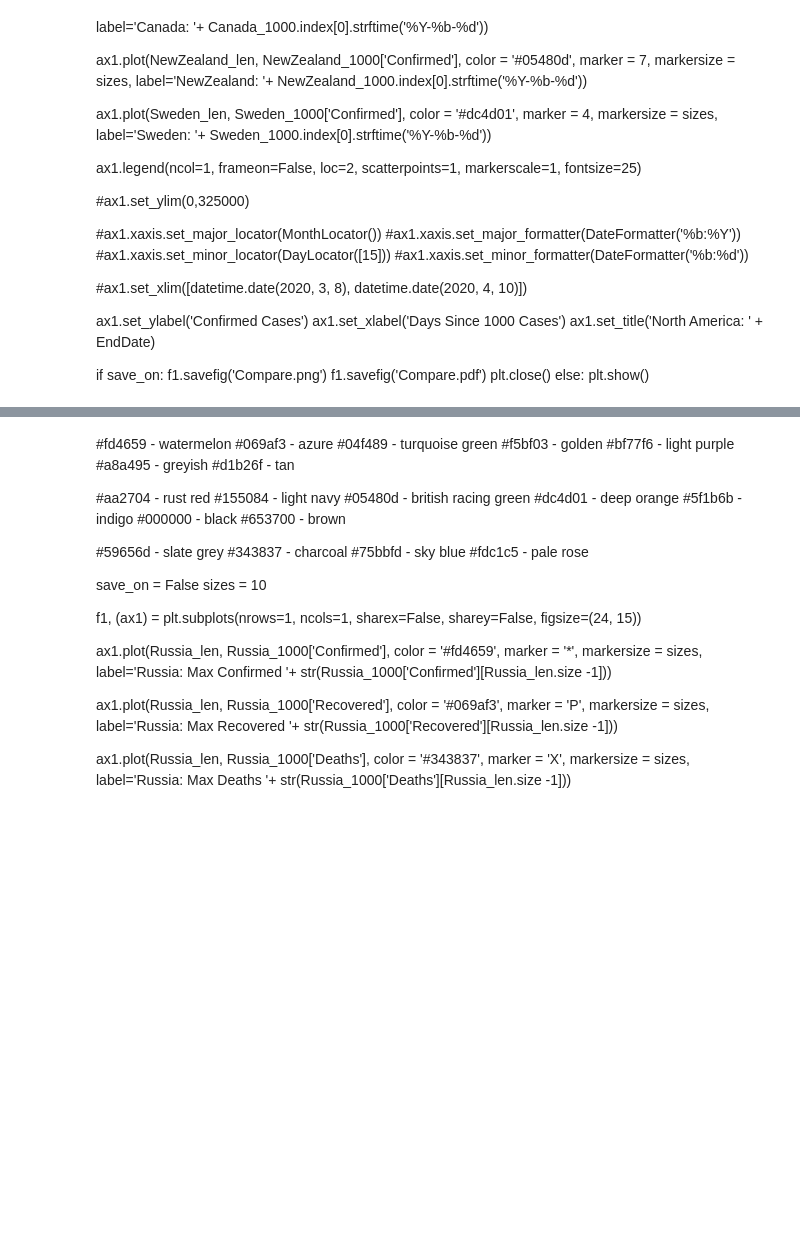
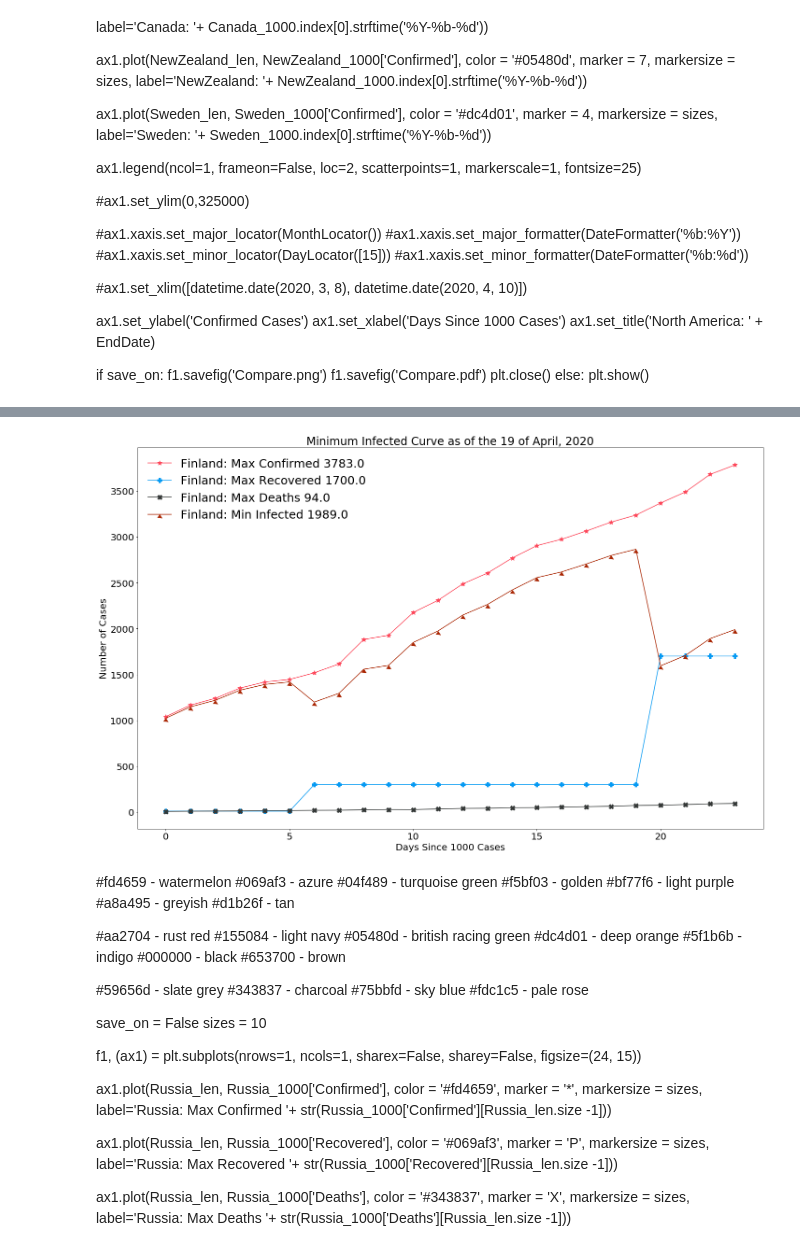
Before and after one commit to Aestria/CovidData, a Jupyter notebook: COVID19.ipynb, the cells around one changed output, grey strips where cells are left out. Saved outputs shown, nothing was run; the diff lists cells and outputs as text; code cells hidden in the pictures; blank space fills up the shorter version.

```diff
--- a/COVID19.ipynb
+++ b/COVID19.ipynb
@@ -532,6 +604,7 @@ Austria, Austria_1000, Austria_len = CovidCountryData('Austria', marker)
 Belgium, Belgium_1000, Belgium_len = CovidCountryData('Belgium', marker)
 Denmark, Denmark_1000, Denmark_len = CovidCountryData('Denmark', marker)
 France, France_1000, France_len = CovidCountryData('France', marker)
+Finland, Finland_1000, Finland_len = CovidCountryData('Finland', marker)
 Germany, Germany_1000, Germany_len = CovidCountryData('Germany', marker)
 Netherlands, Netherlands_1000, Netherlands_len = CovidCountryData('Netherlands', marker)
 Norway, Norway_1000, Norway_len = CovidCountryData('Norway', marker)
@@ -1089,3 +1290,76 @@ else:
+# %%
+#fd4659  -  watermelon
+#069af3  -  azure
+#04f489  -  turquoise green
+#f5bf03  -  golden
+#bf77f6  -  light purple
+#a8a495  -  greyish
+#d1b26f  -  tan
+
+#aa2704  -  rust red
+#155084  -  light navy
+#05480d  -  british racing green
+#dc4d01  -  deep orange
+#5f1b6b  -  indigo
+#000000  -  black
+#653700  -  brown
+
+#59656d  -  slate grey
+#343837  -  charcoal
+#75bbfd  -  sky blue
+#fdc1c5  -  pale rose
+
+save_on = False
+sizes = 10
+
+f1, (ax1) = plt.subplots(nrows=1, ncols=1, sharex=False, sharey=False, figsize=(24, 15))
+
+ax1.plot(Finland_len, Finland_1000['Confirmed'],
+         color = '#fd4659',
+         marker = '*', markersize = sizes,
+         label='Finland: Max Confirmed '+ str(Finland_1000['Confirmed'][Finland_len.size -1]))
+
+ax1.plot(Finland_len, Finland_1000['Recovered'],
+         color = '#069af3',
+         marker = 'P', markersize = sizes,
+         label='Finland: Max Recovered '+ str(Finland_1000['Recovered'][Finland_len.size -1]))
+
+ax1.plot(Finland_len, Finland_1000['Deaths'],
+         color = '#343837',
+         marker = 'X', markersize = sizes,
+         label='Finland: Max Deaths '+ str(Finland_1000['Deaths'][Finland_len.size -1]))
+
+ax1.plot(Finland_len, Finland_1000['Infected'],
+         color = '#aa2704',
+         marker = 6, markersize = sizes,
+         label='Finland: Min Infected '+ str(Finland_1000['Infected'][Finland_len.size -1]))
+
+
+
+ax1.legend(ncol=1, frameon=False, loc=2, scatterpoints=1, markerscale=1, fontsize=25)
+
+#ax1.set_ylim(0,325000)
+
+#ax1.xaxis.set_major_locator(MonthLocator())
+#ax1.xaxis.set_major_formatter(DateFormatter('%b:%Y'))
+#ax1.xaxis.set_minor_locator(DayLocator([15]))
+#ax1.xaxis.set_minor_formatter(DateFormatter('%b:%d'))
+
+#ax1.set_xlim([datetime.date(2020, 3, 8), datetime.date(2020, 4, 10)])
+
+
+ax1.set_ylabel('Number of Cases')
+ax1.set_xlabel('Days Since 1000 Cases')
+ax1.set_title('Minimum Infected Curve as of the ' + EndDate)
+
+if save_on:
+    f1.savefig('CanadaMinInfected.png')
+    f1.savefig('CanadaMinInfected.pdf')
+    plt.close()
+else:
+    plt.show()
+# %% [output]
+[figure, added]
 # %% [markdown]
 #fd4659  -  watermelon
 #069af3  -  azure
```
Also changed, not shown: parts of 12 cells of this notebook, 4 other files.
